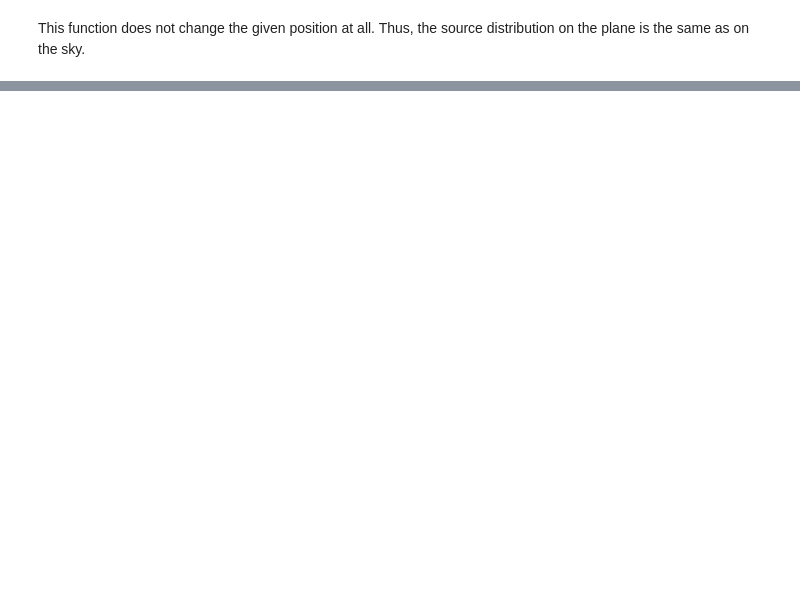
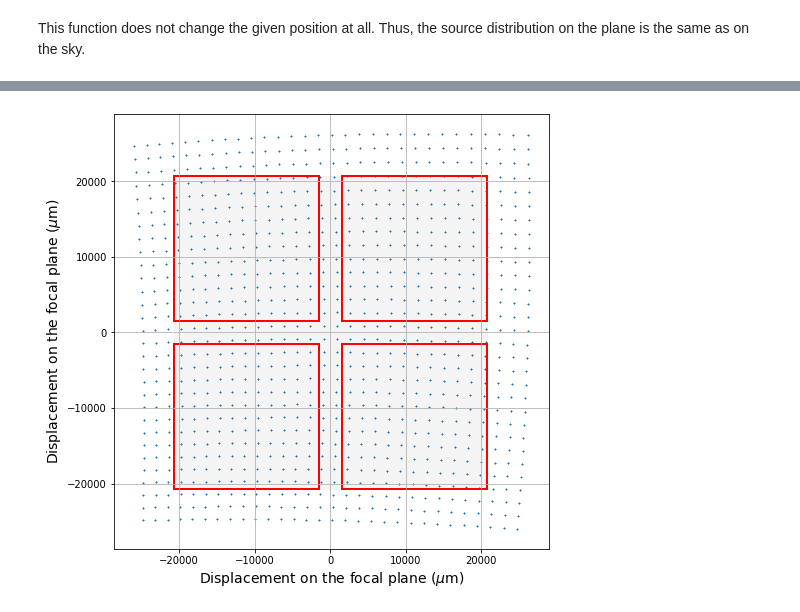
Before and after one commit to JASMINE-Mission/jasmine_warpfield, a Jupyter notebook: notebook/tutorial_07_simple_distortion_function.ipynb, the cells around one changed output, grey strips where cells are left out. Drawn from its saved outputs; the diff is of its cells as text; code cells hidden in the pictures; blank space fills up the shorter version.

```diff
--- a/notebook/tutorial_07_simple_distortion_function.ipynb
+++ b/notebook/tutorial_07_simple_distortion_function.ipynb
@@ -84,0 +57,15 @@ jasmine.display_focal_plane(src)
+# %%
+from warpfield.telescope.distortion.sip import SipDistortion
+sip_a = np.zeros((6,6))
+sip_b = np.zeros((6,6))
+sip_a[2,0] = -1e-6
+sip_a[1,1] = -1e-6
+sip_a[0,2] =  1e-6
+sip_b[2,0] =  1e-6
+sip_b[1,1] = -1e-6
+sip_b[0,2] = -1e-6
+distortion = SipDistortion(5, sip_a, sip_b)
+jasmine.set_distortion(distortion)
+jasmine.display_focal_plane(src)
+# %% [output]
+[figure, added]
```
Also changed, not shown: parts of 14 cells of this notebook, 8 other files.
